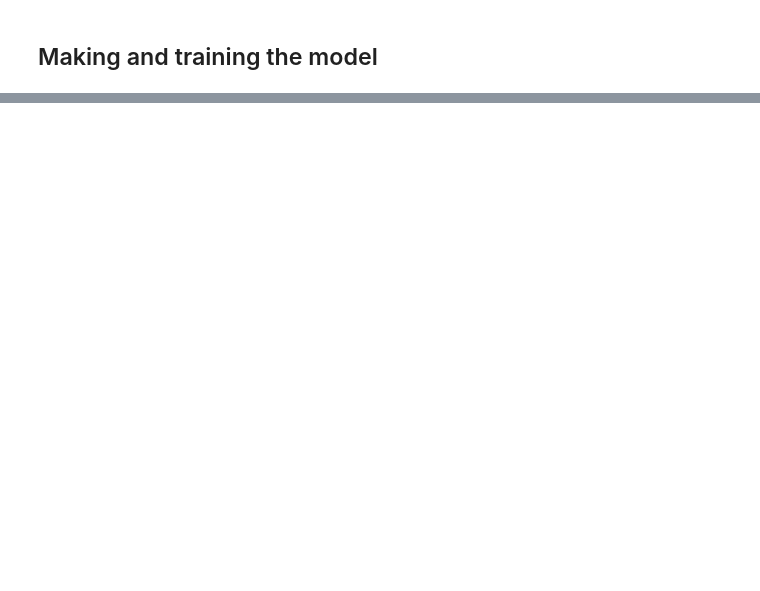
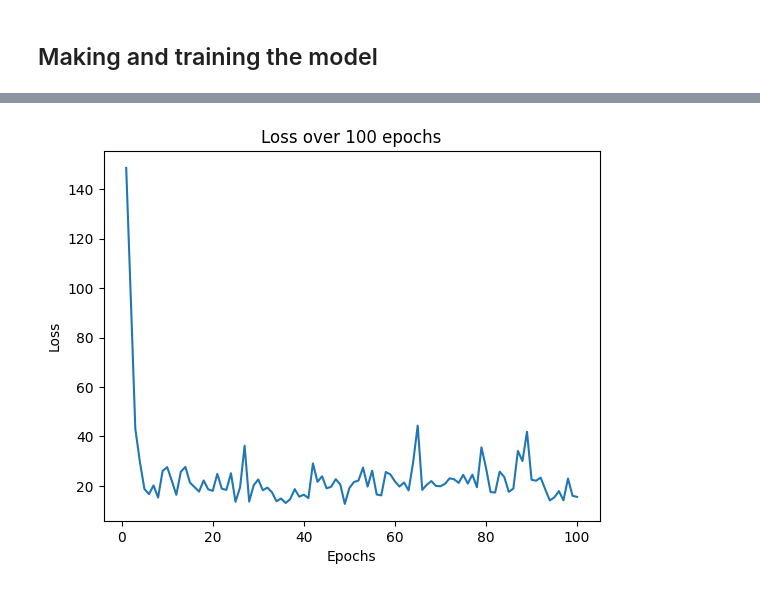
Before and after one commit to EmKelsall/ADS2002---Catheter-Placement-Project, a Jupyter notebook: InitialModel.ipynb, the cells around one changed output, grey strips where cells are left out. Saved outputs shown, nothing was run; the diff lists cells and outputs as text; code cells hidden in the pictures; blank space fills up the shorter version.

```diff
--- a/InitialModel.ipynb
+++ b/InitialModel.ipynb
@@ -137,0 +172,7 @@ Epoch 1/10
+# %%
+plt.plot(range(1,epochs+1), history.history["loss"])
+plt.title(f"Loss over {epochs} epochs")
+plt.xlabel("Epochs")
+plt.ylabel("Loss");
+# %% [output]
+[figure, added]
```
Also changed, not shown: parts of 12 cells of this notebook.
